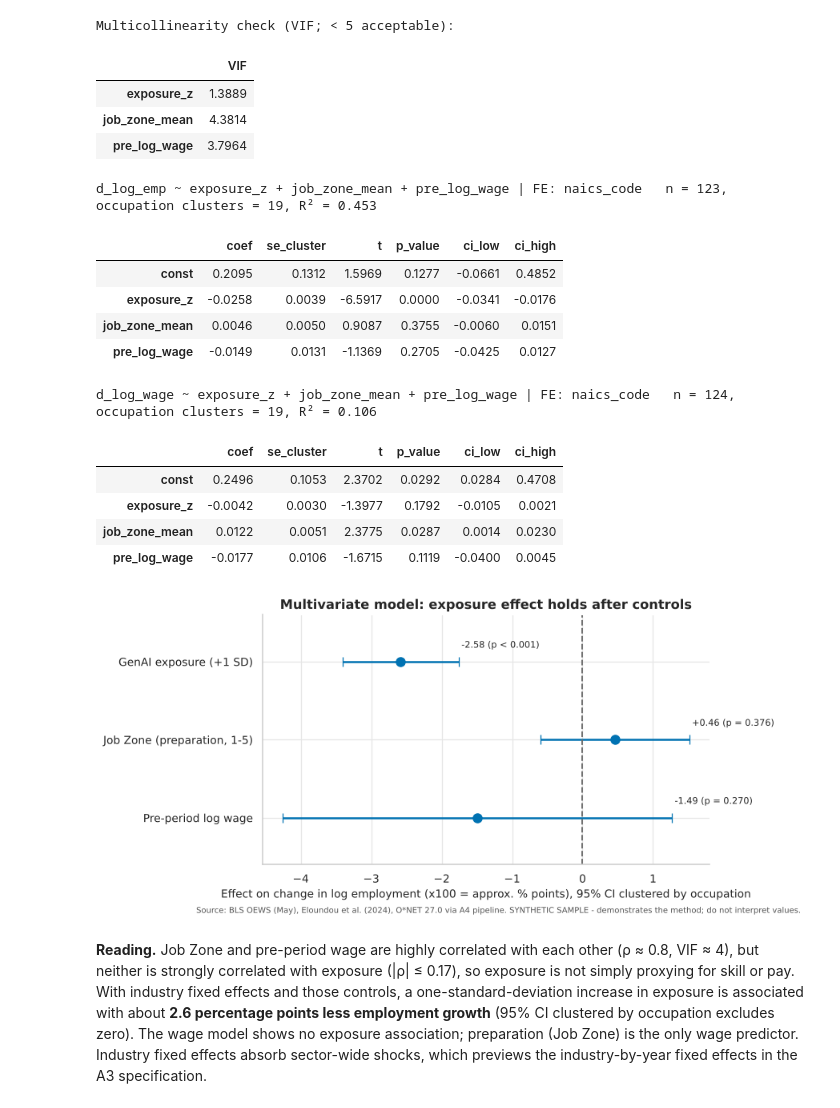
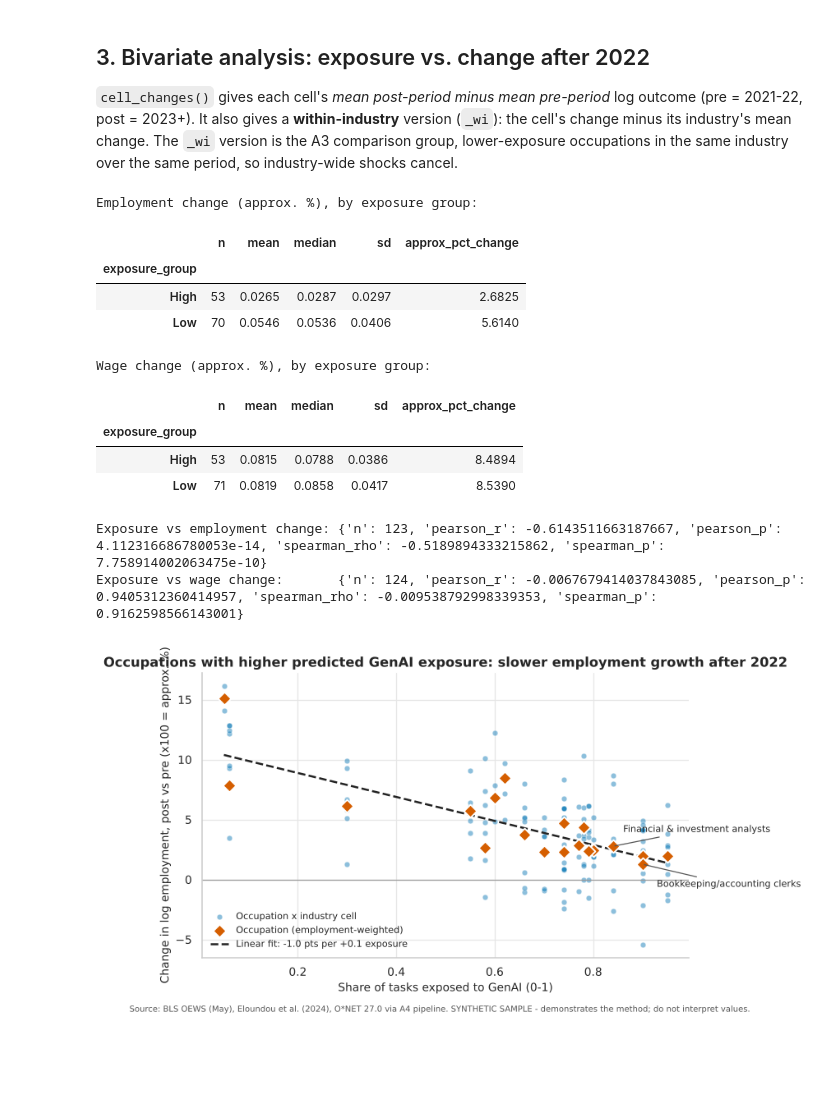
Before and after one commit to migfergu/ba-portfolio--practice-, a Jupyter notebook: notebooks/02_eda.ipynb, the cells around one changed output. Cells and saved outputs as stored; diff of their text form; code cells hidden in the pictures; blank space fills up the shorter version.

```diff
--- a/notebooks/02_eda.ipynb
+++ b/notebooks/02_eda.ipynb
@@ -186,34 +200,31 @@ plots.plot_correlation_heatmap(corr, LABELS, FIG / "fig06_correlation_heatmap.pn
+# %% [markdown]
+## 3. Bivariate analysis: exposure vs. change after 2022
+
+`cell_changes()` gives each cell's *mean post-period minus mean pre-period* log outcome (pre = 2021-22, post = 2023+). It also gives a **within-industry** version (`_wi`): the cell's change minus its industry's mean change. The `_wi` version is the A3 comparison group, lower-exposure occupations in the same industry over the same period, so industry-wide shocks cancel.
 # %%
-X = ["exposure_z", "job_zone_mean", "pre_log_wage"]
-print("Multicollinearity check (VIF; < 5 acceptable):")
-display(inference.vif(cells, X).to_frame())
-m_emp = inference.ols_cluster(cells, "d_log_emp", X, fixed_effects=["naics_code"])
-m_wage = inference.ols_cluster(cells, "d_log_wage", X, fixed_effects=["naics_code"])
-for m in (m_emp, m_wage):
-    print(f"\n{m.formula}   n = {m.n_obs}, occupation clusters = {m.n_clusters}, R² = {m.r2:.3f}")
-    display(m.table)
+cells = describe.cell_changes(panel)
+print("Employment change (approx. %), by exposure group:")
+display(describe.group_comparison(cells, "d_log_emp"))
+print("Wage change (approx. %), by exposure group:")
+display(describe.group_comparison(cells, "d_log_wage"))
+print("Exposure vs employment change:", describe.correlation_with_pvalues(cells, "exposure_main", "d_log_emp"))
+print("Exposure vs wage change:      ", describe.correlation_with_pvalues(cells, "exposure_main", "d_log_wage"))
 # %% [output]
-Multicollinearity check (VIF; < 5 acceptable):
+Employment change (approx. %), by exposure group:
-|  | VIF |
-| exposure_z | 1.3889 |
-| job_zone_mean | 4.3814 |
-| pre_log_wage | 3.7964 |
+|  | n | mean | median | sd | approx_pct_change |
+| exposure_group |  |  |  |  |  |
+| High | 53 | 0.0265 | 0.0287 | 0.0297 | 2.6825 |
+| Low | 70 | 0.0546 | 0.0536 | 0.0406 | 5.6140 |
-d_log_emp ~ exposure_z + job_zone_mean + pre_log_wage | FE: naics_code   n = 123, occupation clusters = 19, R² = 0.453
+Wage change (approx. %), by exposure group:
-|  | coef | se_cluster | t | p_value | ci_low | ci_high |
-| const | 0.2095 | 0.1312 | 1.5969 | 0.1277 | -0.0661 | 0.4852 |
-| exposure_z | -0.0258 | 0.0039 | -6.5917 | 0.0000 | -0.0341 | -0.0176 |
-| job_zone_mean | 0.0046 | 0.0050 | 0.9087 | 0.3755 | -0.0060 | 0.0151 |
-| pre_log_wage | -0.0149 | 0.0131 | -1.1369 | 0.2705 | -0.0425 | 0.0127 |
+|  | n | mean | median | sd | approx_pct_change |
+| exposure_group |  |  |  |  |  |
+| High | 53 | 0.0815 | 0.0788 | 0.0386 | 8.4894 |
+| Low | 71 | 0.0819 | 0.0858 | 0.0417 | 8.5390 |
-d_log_wage ~ exposure_z + job_zone_mean + pre_log_wage | FE: naics_code   n = 124, occupation clusters = 19, R² = 0.106
+Exposure vs employment change: {'n': 123, 'pearson_r': -0.6143511663187667, 'pearson_p': 4.112316686780053e-14, 'spearman_rho': -0.5189894333215862, 'spearman_p': 7.758914002063475e-10}
+Exposure vs wage change:       {'n': 124, 'pearson_r': -0.0067679414037843085, 'pearson_p': 0.9405312360414957, 'spearman_rho': -0.009538792998339353, 'spearman_p': 0.9162598566143001}
-|  | coef | se_cluster | t | p_value | ci_low | ci_high |
-| const | 0.2496 | 0.1053 | 2.3702 | 0.0292 | 0.0284 | 0.4708 |
-| exposure_z | -0.0042 | 0.0030 | -1.3977 | 0.1792 | -0.0105 | 0.0021 |
-| job_zone_mean | 0.0122 | 0.0051 | 2.3775 | 0.0287 | 0.0014 | 0.0230 |
-| pre_log_wage | -0.0177 | 0.0106 | -1.6715 | 0.1119 | -0.0400 | 0.0045 |
 # %%
-plots.plot_coefficients(m_emp.table, LABELS, path=FIG / "fig07_model_coefficients.png",
-                        source_mode=panel.attrs["source_mode"]);
+occ_emp = describe.occupation_changes(cells, "d_log_emp")
+plots.plot_exposure_vs_change(cells, occ_emp, "d_log_emp", FIG / "fig04_exposure_vs_emp_change.png",
+                              panel.attrs["source_mode"]);
 # %% [output]
-[figure, old version]
+[figure, new version]
-# %% [markdown]
-**Reading.** Job Zone and pre-period wage are highly correlated with each other (ρ ≈ 0.8, VIF ≈ 4), but neither is strongly correlated with exposure (|ρ| ≤ 0.17), so exposure is not simply proxying for skill or pay. With industry fixed effects and those controls, a one-standard-deviation increase in exposure is associated with about **2.6 percentage points less employment growth** (95% CI clustered by occupation excludes zero). The wage model shows no exposure association; preparation (Job Zone) is the only wage predictor. Industry fixed effects absorb sector-wide shocks, which previews the industry-by-year fixed effects in the A3 specification.
```
Also changed, not shown: parts of 54 cells of this notebook, 33 other files.
